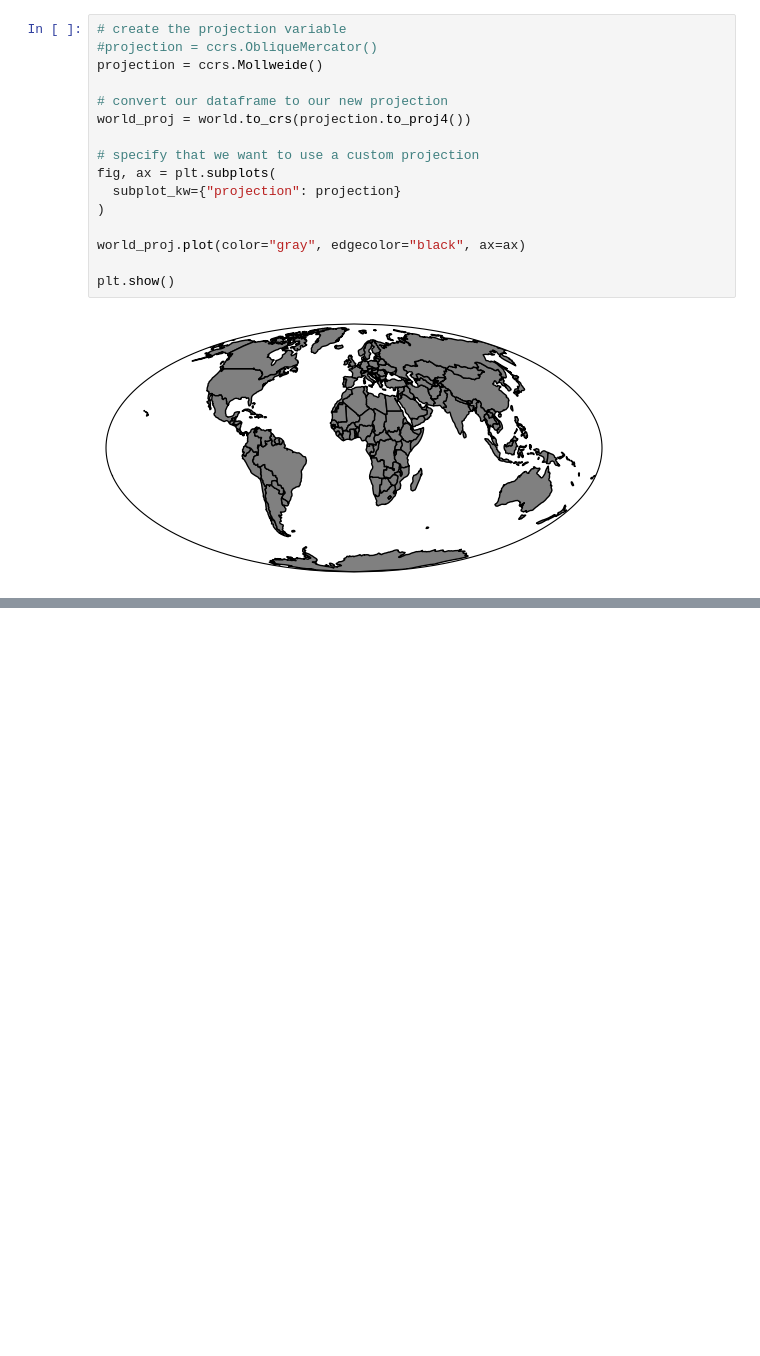
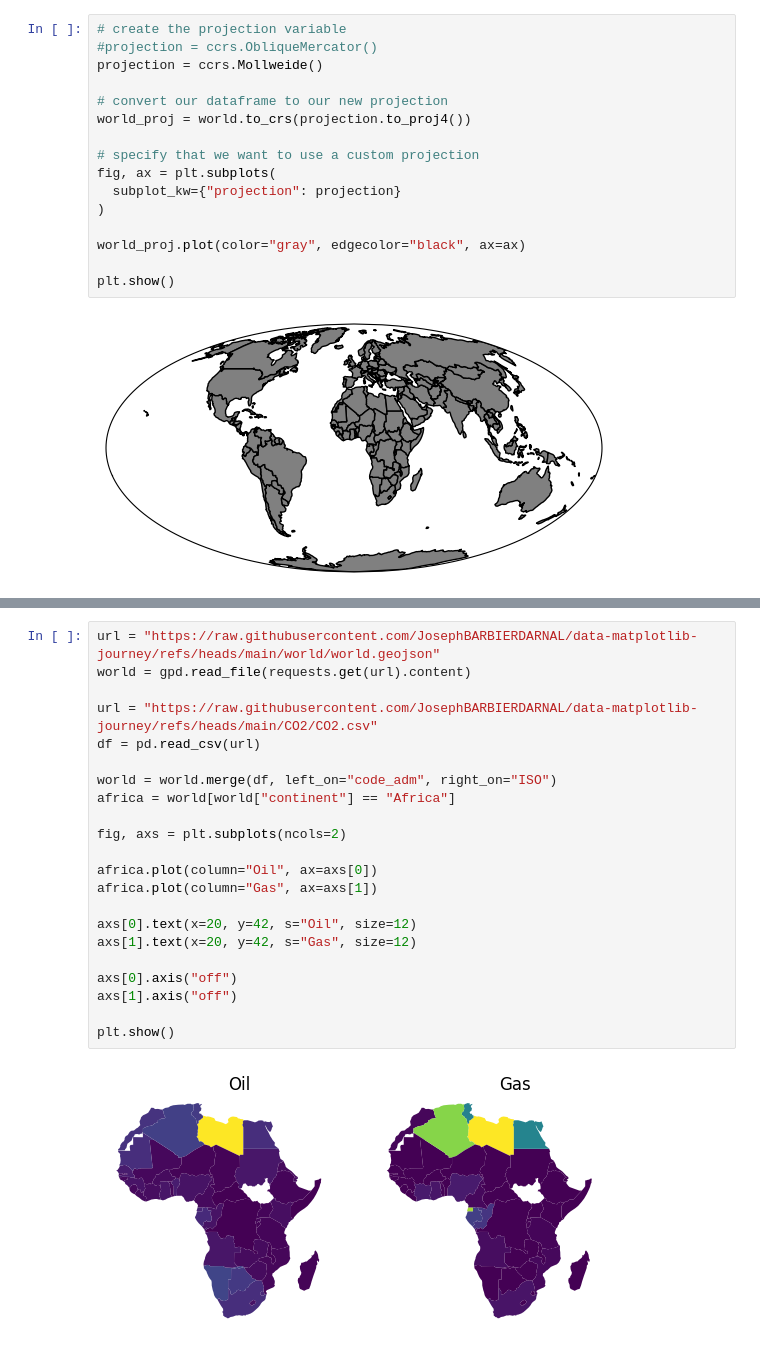
Before and after one commit to babaniyi/Data-visualisation, a Jupyter notebook: notebooks/playground/maps.ipynb, the cells around one changed output, grey strips where cells are left out. Saved outputs shown, nothing was run; the diff lists cells and outputs as text; blank space fills up the shorter version.

```diff
--- a/notebooks/playground/maps.ipynb
+++ b/notebooks/playground/maps.ipynb
@@ -123,0 +174,24 @@ plt.show()
+# %%
+url = "https://raw.githubusercontent.com/JosephBARBIERDARNAL/data-matplotlib-journey/refs/heads/main/world/world.geojson"
+world = gpd.read_file(requests.get(url).content)
+
+url = "https://raw.githubusercontent.com/JosephBARBIERDARNAL/data-matplotlib-journey/refs/heads/main/CO2/CO2.csv"
+df = pd.read_csv(url)
+
+world = world.merge(df, left_on="code_adm", right_on="ISO")
+africa = world[world["continent"] == "Africa"]
+
+fig, axs = plt.subplots(ncols=2)
+
+africa.plot(column="Oil", ax=axs[0])
+africa.plot(column="Gas", ax=axs[1])
+
+axs[0].text(x=20, y=42, s="Oil", size=12)
+axs[1].text(x=20, y=42, s="Gas", size=12)
+
+axs[0].axis("off")
+axs[1].axis("off")
+
+plt.show()
+# %% [output]
+[figure, added]
```
Also changed, not shown: parts of 7 cells of this notebook.
